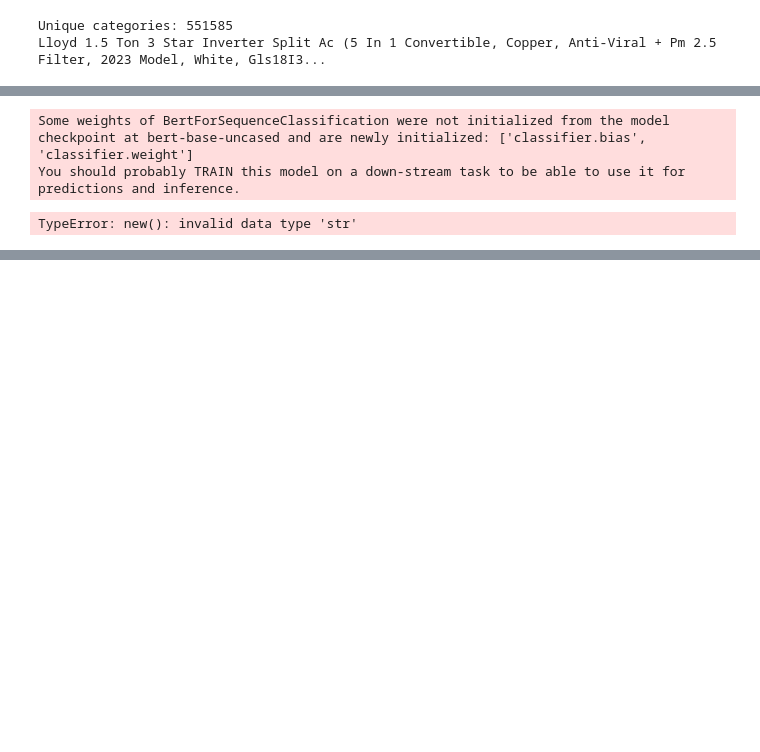
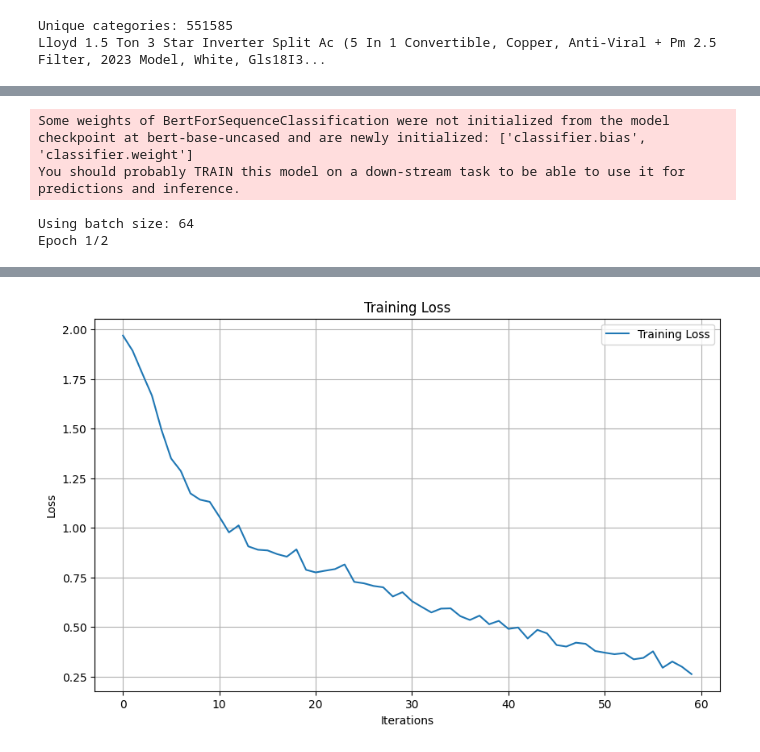
Before and after one commit to dylankangas/primeMind, a Jupyter notebook: bert.ipynb, the cells around one changed output, grey strips where cells are left out. Saved outputs shown, nothing was run; the diff lists cells and outputs as text; code cells hidden in the pictures; blank space fills up the shorter version.

Commit message:
working train/test

```diff
--- a/bert.ipynb
+++ b/bert.ipynb
@@ -34,12 +203,18 @@ import torch
 from torch.utils.data import DataLoader, Dataset
 from transformers import BertTokenizer, BertForSequenceClassification, AdamW
 from sklearn.metrics import accuracy_score
+from tqdm import tqdm
+import matplotlib.pyplot as plt
+
+num_epochs = 2
+max_length = 128
 
 # Load the BERT tokenizer
 tokenizer = BertTokenizer.from_pretrained('bert-base-uncased')
 
-# Load the pre-trained BERT model
-model = BertForSequenceClassification.from_pretrained('bert-base-uncased', num_labels=5)  # Change num_labels to match your number of classes
+# Load the pre-trained BERT model and move it to the GPU
+device = torch.device("cuda" if torch.cuda.is_available() else "cpu")
+model = BertForSequenceClassification.from_pretrained('bert-base-uncased', num_labels=5).to(device)
 
 # Define your dataset class
 class MyDataset(Dataset):
@@ -77,32 +252,67 @@ class MyDataset(Dataset):
 # train_texts = ["Text 1", "Text 2", "Text 3"]
 # train_labels = [0, 1, 2]  # Example labels for 3 classes, replace with your actual labels
 
-max_length = 128  # Adjust according to your text length
+# Determine a suitable batch size
+initial_batch_size = 64
+current_batch_size = initial_batch_size
+while True:
+    try:
+        train_dataset = MyDataset(train_texts, train_labels, tokenizer, max_length)
+        train_dataloader = DataLoader(train_dataset, batch_size=current_batch_size, shuffle=True)
+        break
+    except Exception as e:
+        print(f"Batch size {current_batch_size} failed with error: {e}")
+        current_batch_size //= 2
+        print(f"Trying batch size {current_batch_size}")
 
-train_dataset = MyDataset(train_texts, train_labels, tokenizer, max_length)
-train_dataloader = DataLoader(train_dataset, batch_size=8, shuffle=True)
+print(f"Using batch size: {current_batch_size}")
 
 # Define optimizer
 optimizer = AdamW(model.parameters(), lr=1e-5)
 
-# Training loop
+# Training loop with progress bars and loss collection
 model.train()
+losses = []
 for epoch in range(num_epochs):
-    for batch in train_dataloader:
-        input_ids = batch['input_ids']
-        attention_mask = batch['attention_mask']
-        labels = batch['label']
+    print(f"Epoch {epoch+1}/{num_epochs}")
+    epoch_loss = 0.0
+    progress_bar = tqdm(train_dataloader, desc=f'Epoch {epoch+1}/{num_epochs}', leave=False)
+
+    for batch in progress_bar:
+        input_ids = batch['input_ids'].to(device)
+        attention_mask = batch['attention_mask'].to(device)
+        labels = batch['label'].to(device)
+
+        optimizer.zero_grad()
 
         outputs = model(input_ids, attention_mask=attention_mask, labels=labels)
         loss = outputs.loss
         loss.backward()
 
         optimizer.step()
-        optimizer.zero_grad()
 
+        epoch_loss += loss.item()
+        losses.append(loss.item())  # Append the current loss to the list
 
+        progress_bar.set_postfix({'loss': epoch_loss / len(train_dataloader)})
+
+    avg_epoch_loss = epoch_loss / len(train_dataloader)
+    print(f"Epoch {epoch+1}/{num_epochs}, Avg. Loss: {avg_epoch_loss:.4f}")
+
+# Plot the loss curve
+plt.figure(figsize=(10, 6))
+plt.plot(losses, label='Training Loss')
+plt.xlabel('Iterations')
+plt.ylabel('Loss')
+plt.title('Training Loss')
+plt.legend()
+plt.grid(True)
+plt.show()
+
+# Save the model
 model.save_pretrained("model/")
 # %% [output]
 Some weights of BertForSequenceClassification were not initialized from the model checkpoint at bert-base-uncased and are newly initialized: ['classifier.bias', 'classifier.weight']
 You should probably TRAIN this model on a down-stream task to be able to use it for predictions and inference.
-TypeError: new(): invalid data type 'str'
+Using batch size: 64
+Epoch 1/2
@@ -108,0 +322 @@ TypeError: new(): invalid data type 'str'
+[figure, added]
```
Also changed, not shown: parts of 7 cells of this notebook.
